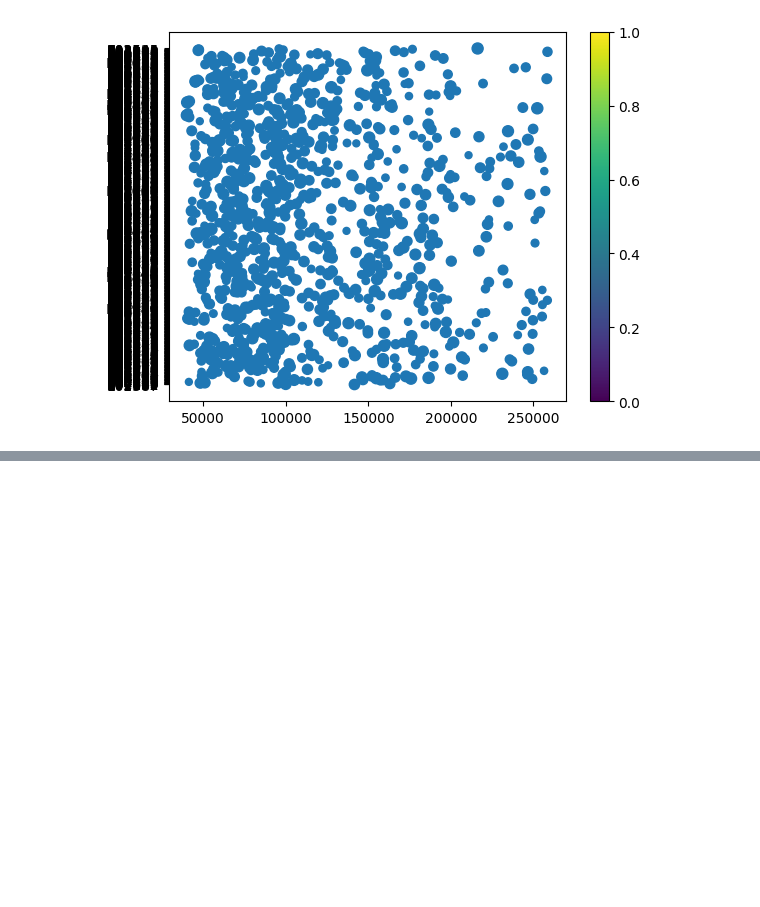
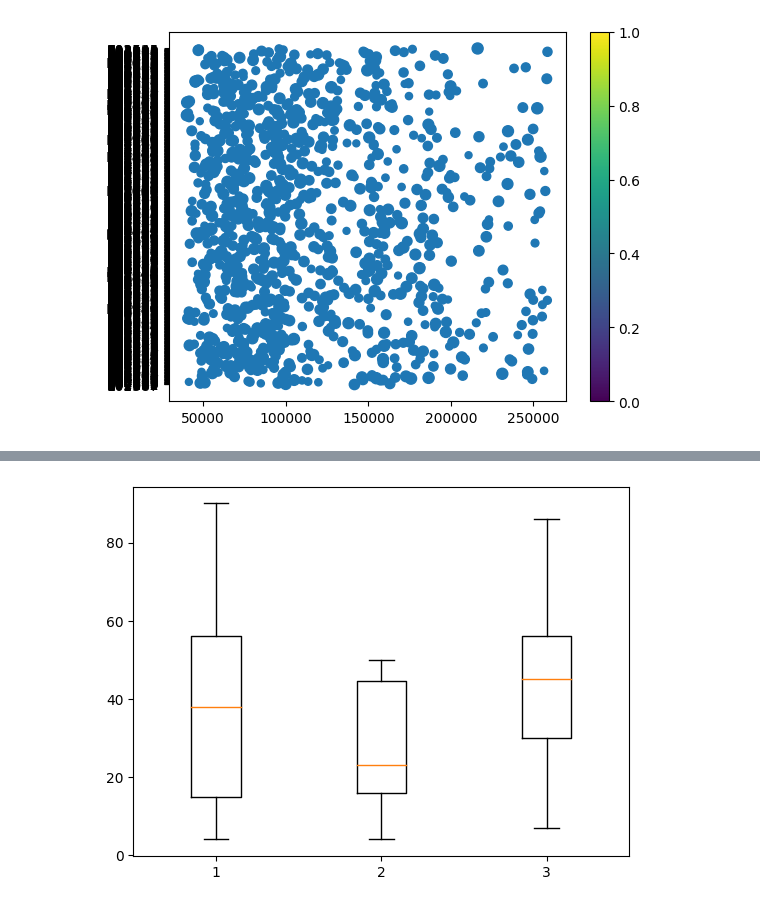
Before and after one commit to sudip-khanal/python-Basics, a Jupyter notebook: matplot.ipynb, the cells around one changed output, grey strips where cells are left out. Saved outputs shown, nothing was run; the diff lists cells and outputs as text; code cells hidden in the pictures; blank space fills up the shorter version.

```diff
--- a/matplot.ipynb
+++ b/matplot.ipynb
@@ -173,0 +214,10 @@ plt.show()
+# %%
+import matplotlib.pyplot as plt
+values1=[30,32,12,10,4,90,56,7,86,56,44,23,45,60]
+values2=[50,20,12,44,4,23,45]
+values3=[30,56,7,86,56,44,23,45,60]
+box_plot=(values1,values2,values3)
+plt.boxplot(box_plot)
+plt.show()
+# %% [output]
+[figure, added]
```
Also changed, not shown: parts of 7 cells of this notebook.
